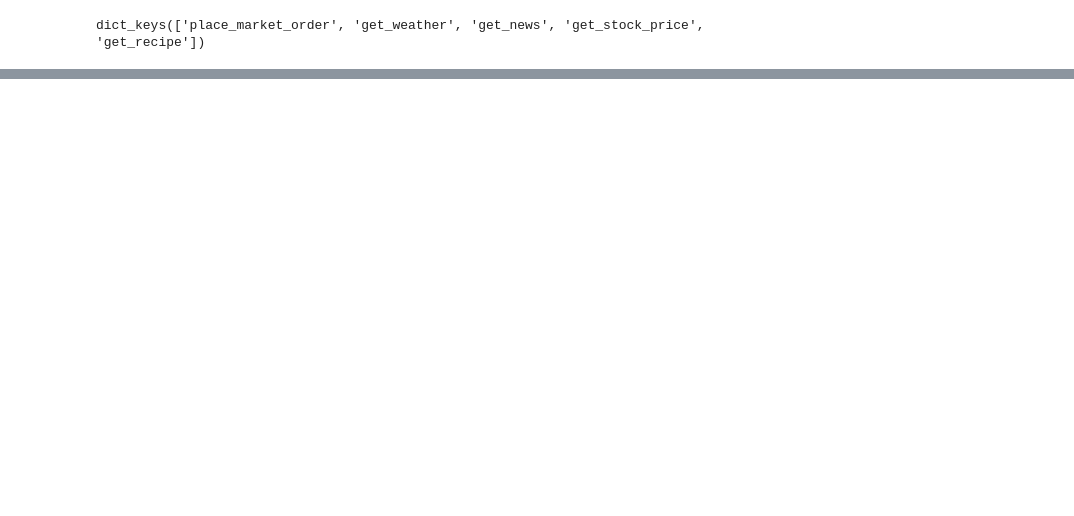
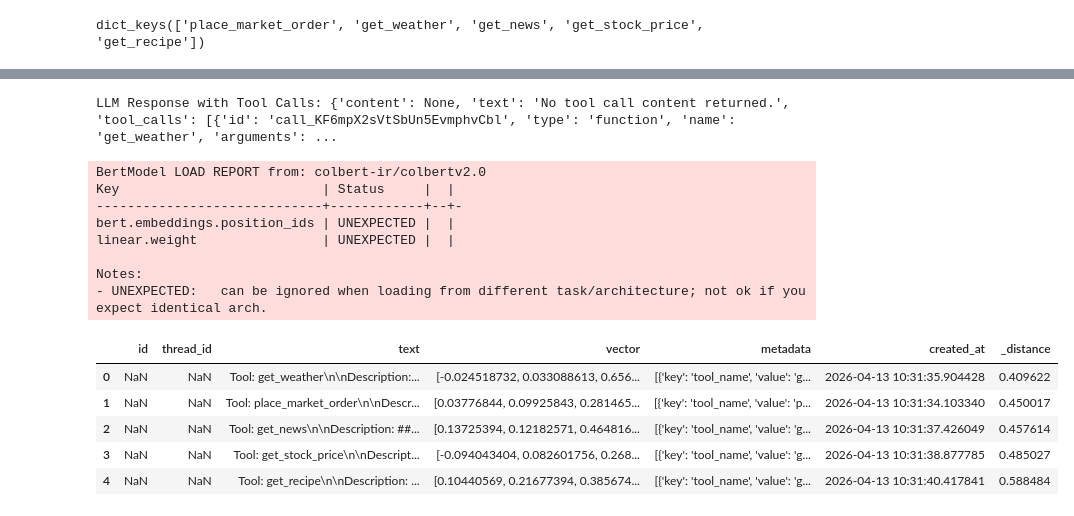
Before and after one commit to gautamnaik1994/Advanced-Memory-Agents, a Jupyter notebook: notebooks/01.lancedb_research.ipynb, the cells around one changed output, grey strips where cells are left out. Saved outputs shown, nothing was run; the diff lists cells and outputs as text; code cells hidden in the pictures; blank space fills up the shorter version.

```diff
--- a/notebooks/01.lancedb_research.ipynb
+++ b/notebooks/01.lancedb_research.ipynb
@@ -633,0 +713,25 @@ get_news
+# %%
+print("LLM Response with Tool Calls:", res)
+# %% [output]
+LLM Response with Tool Calls: {'content': None, 'text': 'No tool call content returned.', 'tool_calls': [{'id': 'call_KF6mpX2sVtSbUn5EvmphvCbl', 'type': 'function', 'name': 'get_weather', 'arguments': ...
+# %%
+storage_manager.get_toolbox_table().search(
+            query="market order and weather",
+            query_type="vector",
+            vector_column_name="vector",
+        ).distance_type("cosine").limit(10).to_pandas().sort_values("_distance")
+# %% [output]
+BertModel LOAD REPORT from: colbert-ir/colbertv2.0
+Key                          | Status     |  |
+-----------------------------+------------+--+-
+bert.embeddings.position_ids | UNEXPECTED |  |
+linear.weight                | UNEXPECTED |  |
+
+Notes:
+- UNEXPECTED:   can be ignored when loading from different task/architecture; not ok if you expect identical arch.
+|  | id | thread_id | text | vector | metadata | created_at | _distance |
+| 0 | NaN | NaN | Tool: get_weather\n\nDescription:... | [-0.024518732, 0.033088613, 0.656... | [{'key': 'tool_name', 'value': 'g... | 2026-04-13 10:31:35.904428 | 0.409622 |
+| 1 | NaN | NaN | Tool: place_market_order\n\nDescr... | [0.03776844, 0.09925843, 0.281465... | [{'key': 'tool_name', 'value': 'p... | 2026-04-13 10:31:34.103340 | 0.450017 |
+| 2 | NaN | NaN | Tool: get_news\n\nDescription: ##... | [0.13725394, 0.12182571, 0.464816... | [{'key': 'tool_name', 'value': 'g... | 2026-04-13 10:31:37.426049 | 0.457614 |
+| 3 | NaN | NaN | Tool: get_stock_price\n\nDescript... | [-0.094043404, 0.082601756, 0.268... | [{'key': 'tool_name', 'value': 'g... | 2026-04-13 10:31:38.877785 | 0.485027 |
+| 4 | NaN | NaN | Tool: get_recipe\n\nDescription: ... | [0.10440569, 0.21677394, 0.385674... | [{'key': 'tool_name', 'value': 'g... | 2026-04-13 10:31:40.417841 | 0.588484 |
```
Also changed, not shown: parts of 21 cells of this notebook.
